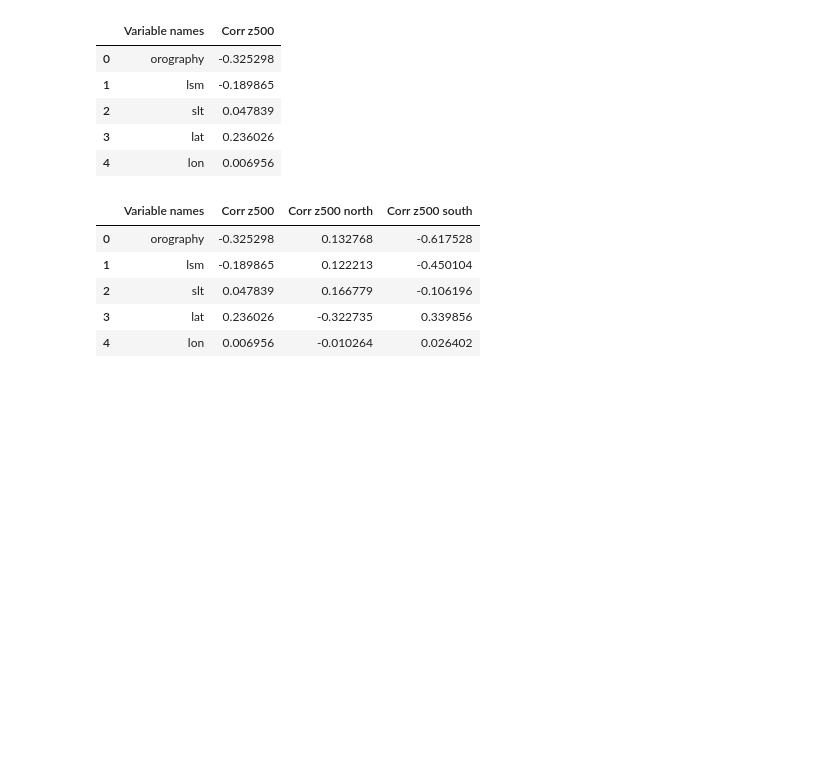
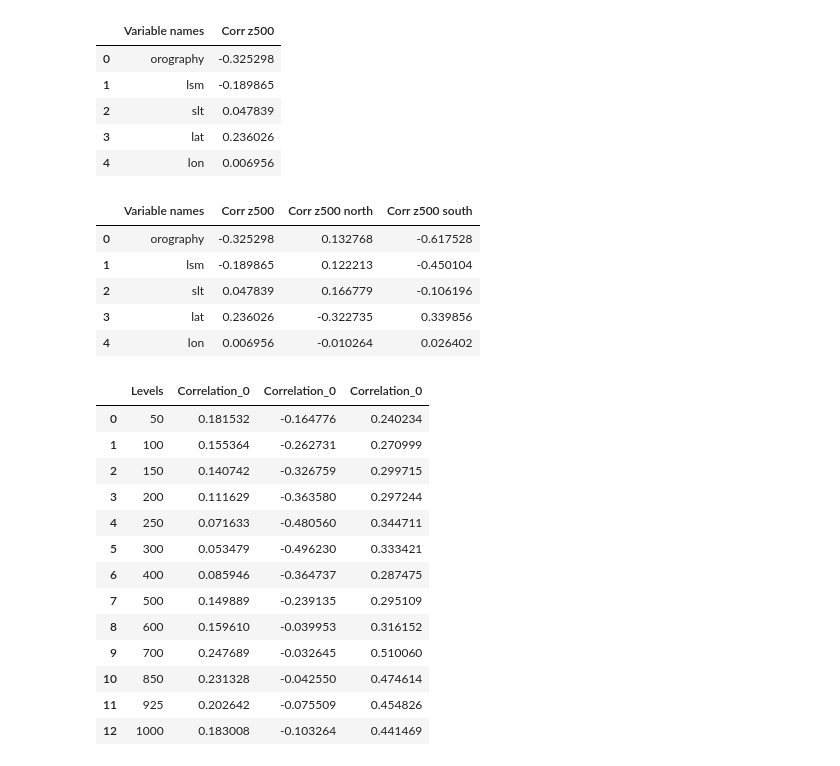
Before and after one commit to mc4117/ResNet_Weather, a Jupyter notebook: Data_exploration/correlation_restr.ipynb, the cells around one changed output. Saved outputs shown, nothing was run; the diff lists cells and outputs as text; code cells hidden in the pictures; blank space fills up the shorter version.

```diff
--- a/Data_exploration/correlation_restr.ipynb
+++ b/Data_exploration/correlation_restr.ipynb
@@ -202,3 +202,42 @@ df.style.applymap(color_negative_red, subset=['Corr z500', 'Corr z500 north', 'C
 | 2 | slt | 0.047839 | 0.166779 | -0.106196 |
 | 3 | lat | 0.236026 | -0.322735 | 0.339856 |
 | 4 | lon | 0.006956 | -0.010264 | 0.026402 |
+# %%
+def correlation_table(data1, data2_level, lead_time):
+
+    data1_correct = data1.sel(time = slice(data1.time[lead_time], None))
+    data2_known = data2_level.sel(time = slice(None, data2_level.time[-(lead_time +1)]))
+
+    level_values = data2_known.level.values
+
+    level_sets = [data2_known.sel(level = i) for i in level_values]
+
+    corr = [correlation(i, data1_correct).values for i in level_sets]
+
+    df = pd.concat([pd.DataFrame(level_values, columns = ['Levels']), pd.DataFrame(corr, columns = ['Correlation_' + str(lead_time)])], axis = 1)
+
+    return level_values, corr, df
+# %%
+level_values_temp_0, corr_temp_0, df_temp_0 = correlation_table(temp850.t, pot_vort.pv, 0)
+# %%
+level_north, corr_temp_north, df_temp_north = correlation_table(t850_north.t, pot_vort.pv, 0)
+# %%
+level_south, corr_temp_south, df_temp_south = correlation_table(t850_south.t, pot_vort.pv, 0)
+# %%
+df = pd.concat([df_temp_0, df_temp_north.drop('Levels', axis = 1), df_temp_south.drop('Levels', axis =1)], axis =1)
+df
+# %% [output]
+|  | Levels | Correlation_0 | Correlation_0 | Correlation_0 |
+| 0 | 50 | 0.181532 | -0.164776 | 0.240234 |
+| 1 | 100 | 0.155364 | -0.262731 | 0.270999 |
+| 2 | 150 | 0.140742 | -0.326759 | 0.299715 |
+| 3 | 200 | 0.111629 | -0.363580 | 0.297244 |
+| 4 | 250 | 0.071633 | -0.480560 | 0.344711 |
+| 5 | 300 | 0.053479 | -0.496230 | 0.333421 |
+| 6 | 400 | 0.085946 | -0.364737 | 0.287475 |
+| 7 | 500 | 0.149889 | -0.239135 | 0.295109 |
+| 8 | 600 | 0.159610 | -0.039953 | 0.316152 |
+| 9 | 700 | 0.247689 | -0.032645 | 0.510060 |
+| 10 | 850 | 0.231328 | -0.042550 | 0.474614 |
+| 11 | 925 | 0.202642 | -0.075509 | 0.454826 |
+| 12 | 1000 | 0.183008 | -0.103264 | 0.441469 |
```
Also changed, not shown: parts of 2 cells of this notebook, 35 other files.
